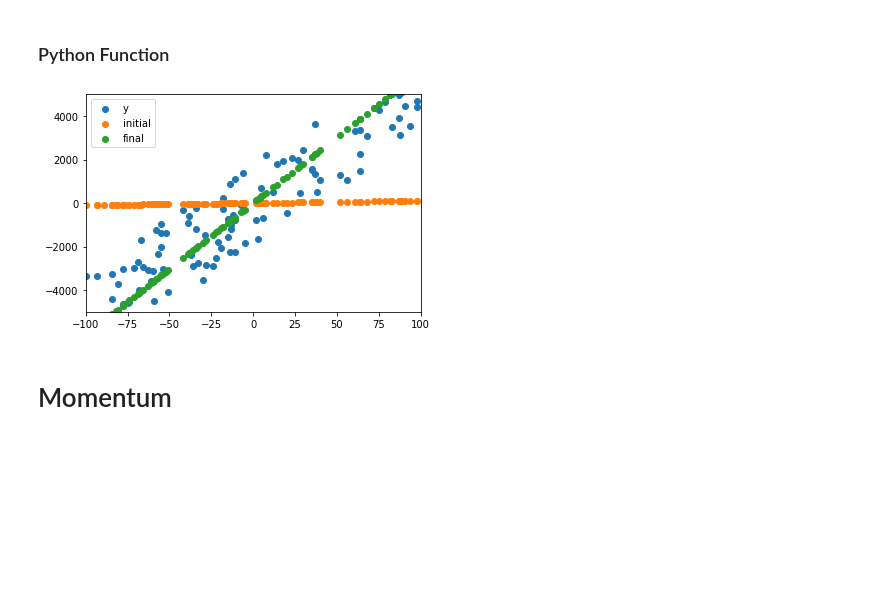
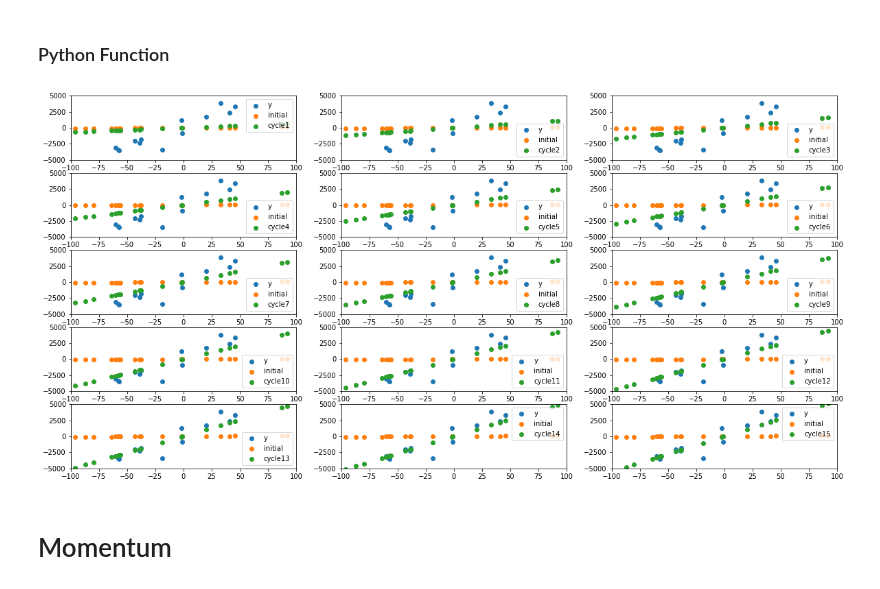
Before and after one commit to 1Paws7/blog, a Jupyter notebook: _notebooks/2020-06-11-GradientDescentforLinearRegression-P3.ipynb, the cells around one changed output. Drawn from its saved outputs; the diff is of its cells as text; code cells hidden in the pictures; blank space fills up the shorter version.

```diff
--- a/_notebooks/2020-06-11-GradientDescentforLinearRegression-P3.ipynb
+++ b/_notebooks/2020-06-11-GradientDescentforLinearRegression-P3.ipynb
@@ -35,22 +35,27 @@ Here is where I load libraries, define my dataset, and create a graphing functio
 import matplotlib.pyplot as plt
 import pandas as pd
 import numpy as np
+import math
 
-xs = np.random.randint(-100,100,100)
-ys = xs * np.random.randint(-10,100) + np.random.randint(-2000,2000,100)
-alpha = 0.0001
-cycles = 1000
+xs = np.random.randint(-100,100,20)
+ys = xs * np.random.randint(-10,100) + np.random.randint(-2000,2000,20)
+alpha = 0.00001
+cycles = 50
 
-def graph_gradient_descent(values,cycles):
-    plt.scatter(values['x'],values['y'])
-    plt.scatter(values['x'],values['cycle0'])
-    plt.scatter(values['x'],values['cycle'+str(cycles)])
+def graph_gradient_descent(values,cycles, figures):
+    plt.figure(figsize=(20,10))
+    cols = 3
+    rows = math.ceil(figures/3)
 
-    labels = ['y','initial','final']
-    plt.legend(labels)
-    plt.ylim(-5000,5000)
-    plt.xlim(-100,100)
-    plt.show()
+    for x in range(1,figures+1):
+        plt.subplot(rows,cols,x)
+        plt.scatter(values['x'],values['y'])
+        plt.scatter(values['x'],values['cycle0'])
+        plt.scatter(values['x'],values['cycle'+str(x)])
+        labels = ['y','initial','cycle'+str(x)]
+        plt.legend(labels)
+        plt.ylim(-5000,5000)
+        plt.xlim(-100,100)
 # %% [markdown]
 # Basic Gradient Descent
 # %% [markdown]
@@ -83,37 +88,35 @@ def gradient_descent(xs,ys,alpha,cycles):
 
     values = pd.DataFrame({'x':xs,'y':ys})
     weights = pd.DataFrame({'cycle0':[1,1,0,0]},index=['m','b','pvb','pvm'])
     values['cycle0'] = weights['cycle0'].m*values['x'] + weights['cycle0'].b
 
     for cycle in range(1,cycles+1):
         p_cycle_name = 'cycle'+str(cycle-1)
         c_cycle_name = 'cycle'+str(cycle)
 
 
         path_value_b = sum(values[p_cycle_name]-values['y'])
         path_value_m = sum(path_value_b * values['x'])
 
         new_m = weights[p_cycle_name].m - path_value_m * adj_alpha
         new_b = weights[p_cycle_name].b - path_value_b * adj_alpha
 
         weights[c_cycle_name] = [new_m,
                                 new_b,
                                 path_value_m,
                                 path_value_b]
 
         y_pred = weights[c_cycle_name].m*values['x'] + weights[c_cycle_name].b
 
         values[c_cycle_name] = y_pred
 
     return weights,values
 
-
-
 weights, values = gradient_descent(xs,ys,alpha,cycles)
 
-graph_gradient_descent(values,cycles)
+graph_gradient_descent(values,cycles,15)
 # %% [output]
-[figure, old version]
+[figure, new version]
 # %% [markdown]
 # Momentum
 # %% [markdown]
```
Also changed, not shown: parts of 1 cell of this notebook.
